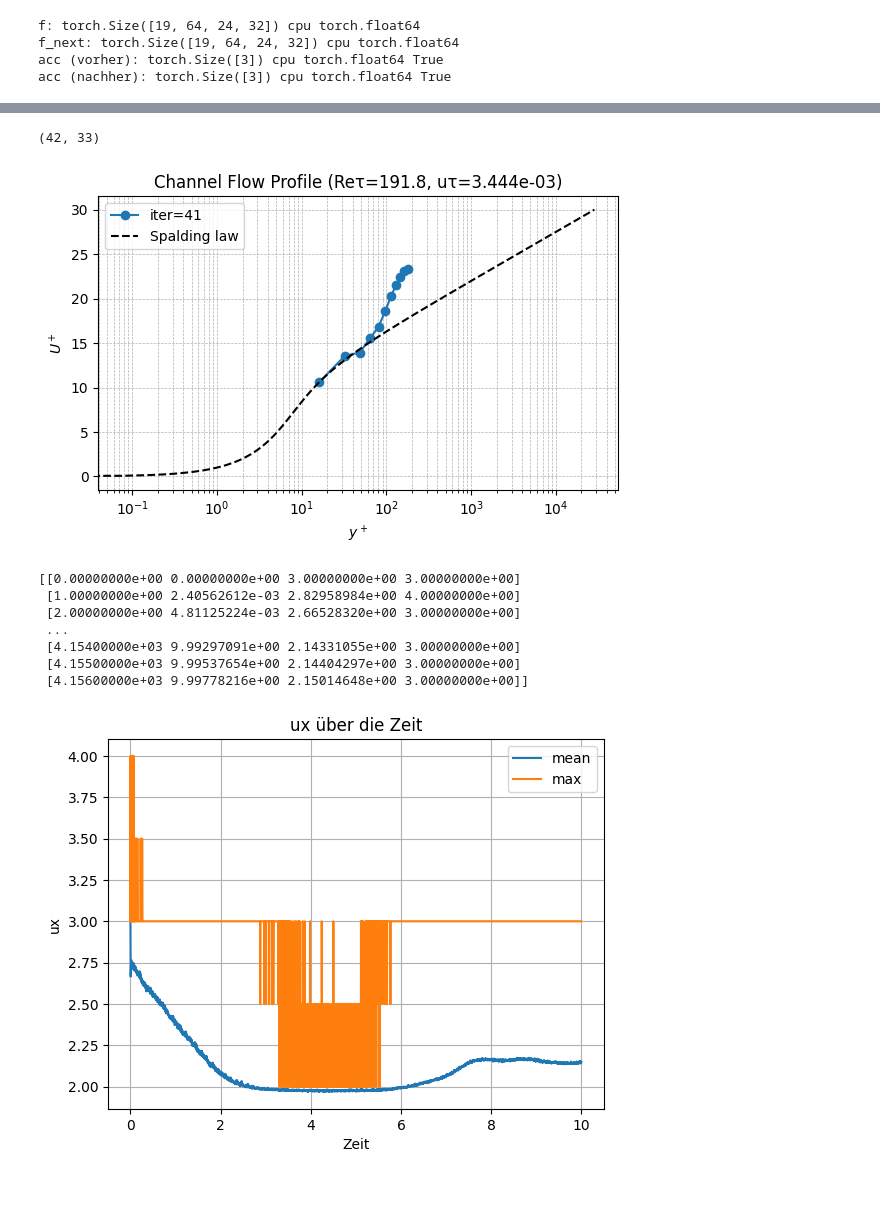
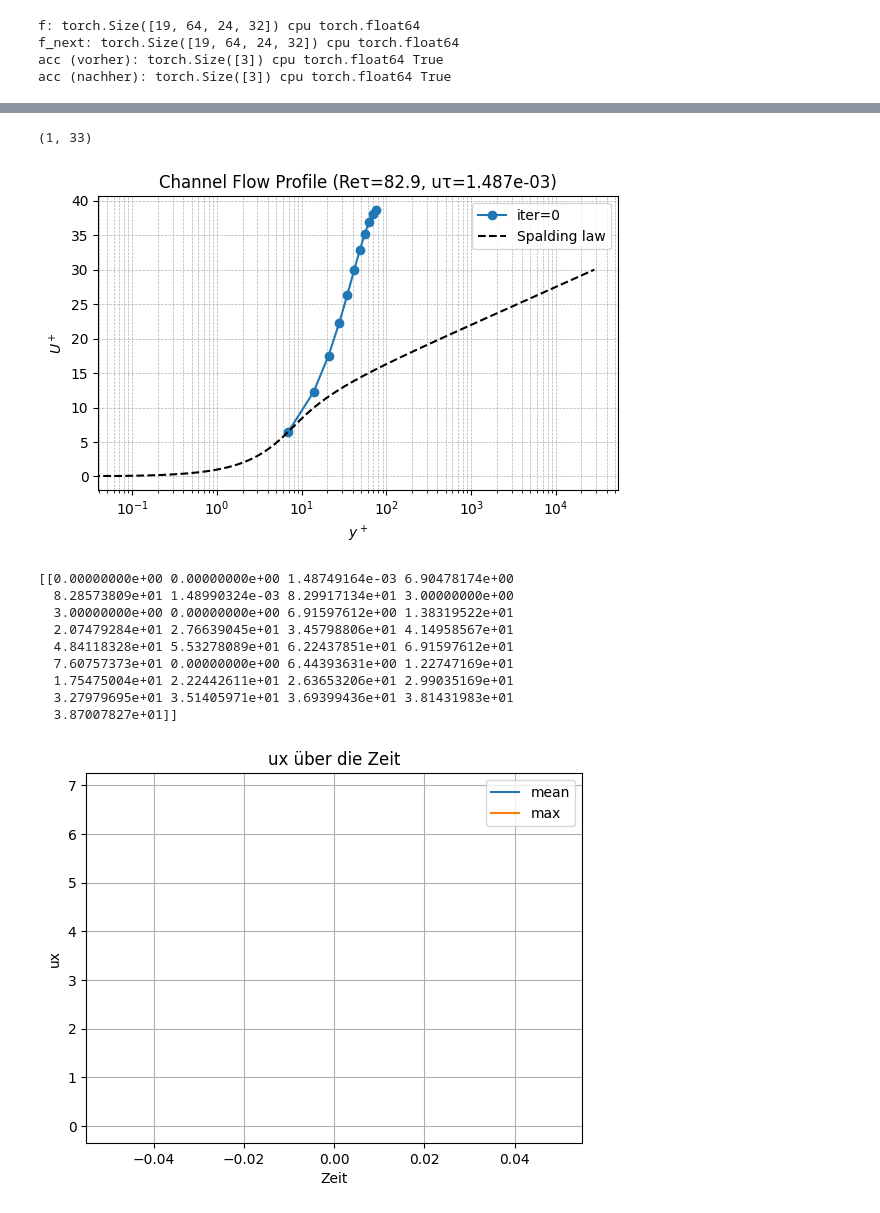
Before and after one commit to Bpicar3s/lettuce, a Jupyter notebook: examples/advanced_flows/ChannelFlowSimulation3D.ipynb, the cells around one changed output, grey strips where cells are left out. Drawn from its saved outputs; the diff is of its cells as text; code cells hidden in the pictures.

```diff
--- a/examples/advanced_flows/ChannelFlowSimulation3D.ipynb
+++ b/examples/advanced_flows/ChannelFlowSimulation3D.ipynb
@@ -63,7 +63,7 @@ parser.add_argument("--vtkdir", type=str, default="./output/")
 parser.add_argument("--csvdir", type=str, default="./output/")
 parser.add_argument("--nout", type=int, default=100)
 parser.add_argument("--nvtk", type=int, default=100)
-parser.add_argument("--tmax", type=int, default=10)
+parser.add_argument("--tmax", type=int, default=0.1)
 parser.add_argument("--Re", type=int, default=180)
 parser.add_argument("--collision_operator", type=str, default="BGK")
 parser.add_argument("--Precision", type=str, default="Double")
@@ -71,7 +71,7 @@ parser.add_argument("--Mach", type=float, default=0.1)
 parser.add_argument("--h", type=int, default=10, help="Halbe Kanalhöhe in LU")
 parser.add_argument("--bbtype", type=str, default="wallfunction", choices=["halfway", "fullway", "wallfunction", "freeslip"],
                     help="Typ der Bounce-Back-Randbedingung")
-parser.add_argument("--use_native", type=str, default="native")
+parser.add_argument("--use_native", type=str, default="cuda")
 args, unknown = parser.parse_known_args()
 args = vars(args)
 
@@ -120,7 +120,7 @@ None
 # %%
 context = lt.Context(device=torch.device('cuda:0') if torch.cuda
                      .is_available() else torch.device('cpu'),
-                     dtype=dtype, use_native = False)
+                     dtype=dtype, use_native = use_native)
 
 flow = lt.ChannelFlow3D(
     context = context,
@@ -411,37 +380,38 @@ plt.tight_layout()
 plt.savefig(csvdir + "wallfunction.pdf")
 plt.show()
 # %% [output]
-(42, 33)
+(1, 33)
-[figure, old version]
+[figure, new version]
 # %%
-data = np.array(simulation.reporter[4].out)
 print(data)
 mean_it = data[:, 2]
 
 max_it = data[:, 3]
 
 time = data[:, 1]
 
 plt.figure()
 plt.plot(time, mean_it, label="mean")
 plt.plot(time, max_it, label="max")
 
 plt.xlabel("Zeit")
 plt.ylabel("ux")
 plt.legend()
 plt.grid()
 plt.title("ux über die Zeit")
 plt.savefig(csvdir + "yplus.pdf")
 plt.show()
 # %% [output]
-[[0.00000000e+00 0.00000000e+00 3.00000000e+00 3.00000000e+00]
- [1.00000000e+00 2.40562612e-03 2.82958984e+00 4.00000000e+00]
- [2.00000000e+00 4.81125224e-03 2.66528320e+00 3.00000000e+00]
- ...
- [4.15400000e+03 9.99297091e+00 2.14331055e+00 3.00000000e+00]
- [4.15500000e+03 9.99537654e+00 2.14404297e+00 3.00000000e+00]
- [4.15600000e+03 9.99778216e+00 2.15014648e+00 3.00000000e+00]]
+[[0.00000000e+00 0.00000000e+00 1.48749164e-03 6.90478174e+00
+  8.28573809e+01 1.48990324e-03 8.29917134e+01 3.00000000e+00
+  3.00000000e+00 0.00000000e+00 6.91597612e+00 1.38319522e+01
+  2.07479284e+01 2.76639045e+01 3.45798806e+01 4.14958567e+01
+  4.84118328e+01 5.53278089e+01 6.22437851e+01 6.91597612e+01
+  7.60757373e+01 0.00000000e+00 6.44393631e+00 1.22747169e+01
+  1.75475004e+01 2.22442611e+01 2.63653206e+01 2.99035169e+01
+  3.27979695e+01 3.51405971e+01 3.69399436e+01 3.81431983e+01
+  3.87007827e+01]]
-[figure, old version]
+[figure, new version]
 # %%
 import numpy as np
 
```
Also changed, not shown: parts of 10 cells of this notebook.
